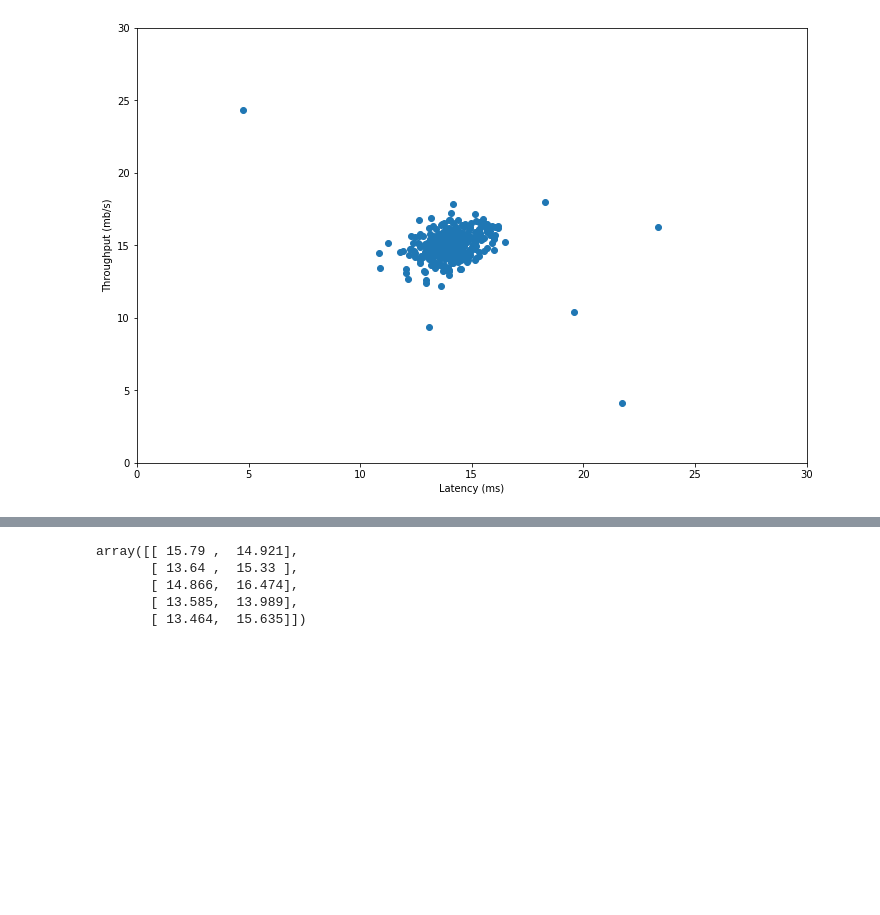
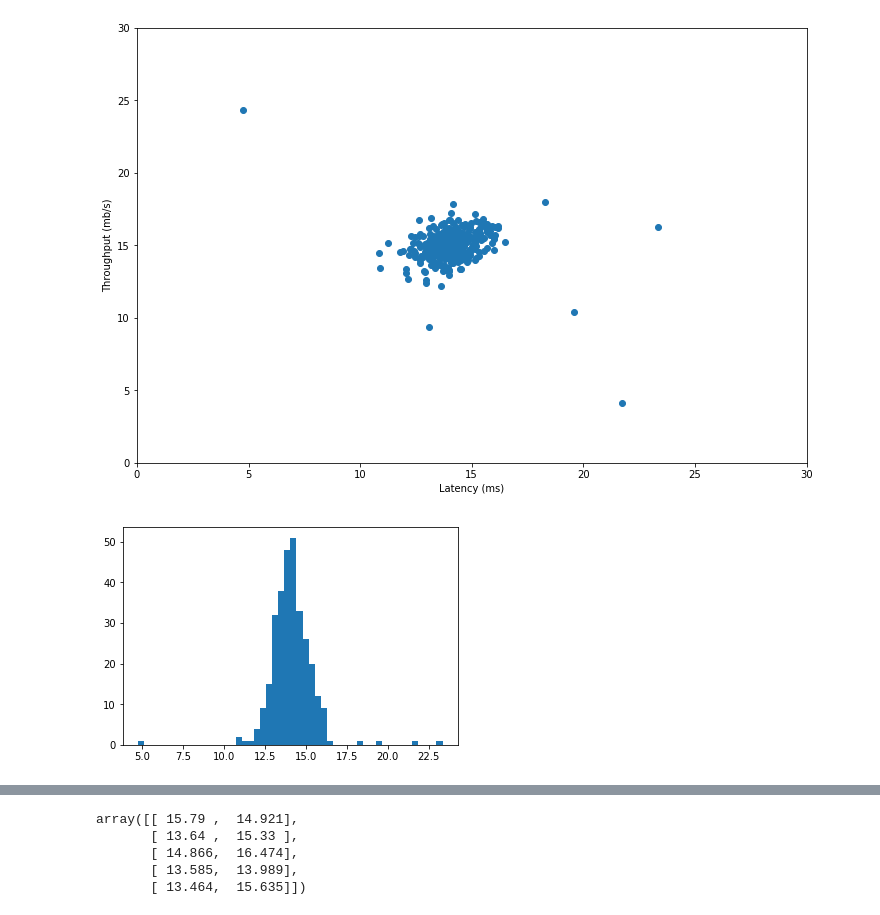
Before and after one commit to msznajder/machine_learning_in_python, a Jupyter notebook: 08_anomaly_detection.ipynb, the cells around one changed output, grey strips where cells are left out. Saved outputs shown, nothing was run; the diff lists cells and outputs as text; code cells hidden in the pictures; blank space fills up the shorter version.

```diff
--- a/08_anomaly_detection.ipynb
+++ b/08_anomaly_detection.ipynb
@@ -30,3 +32,7 @@ axes.set_ylabel("Throughput (mb/s)")
 # %% [output]
 <matplotlib.text.Text at 0x...>
 [figure]
+# %%
+plt.hist(data1_X[:, 0], bins=50);
+# %% [output]
+[figure, added]
```
Also changed, not shown: parts of 11 cells of this notebook.
